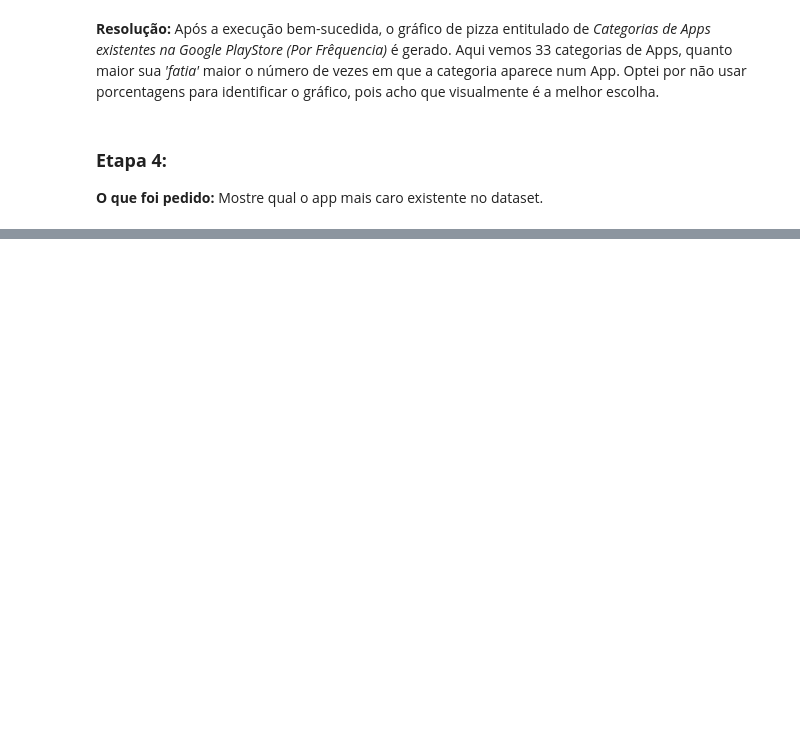
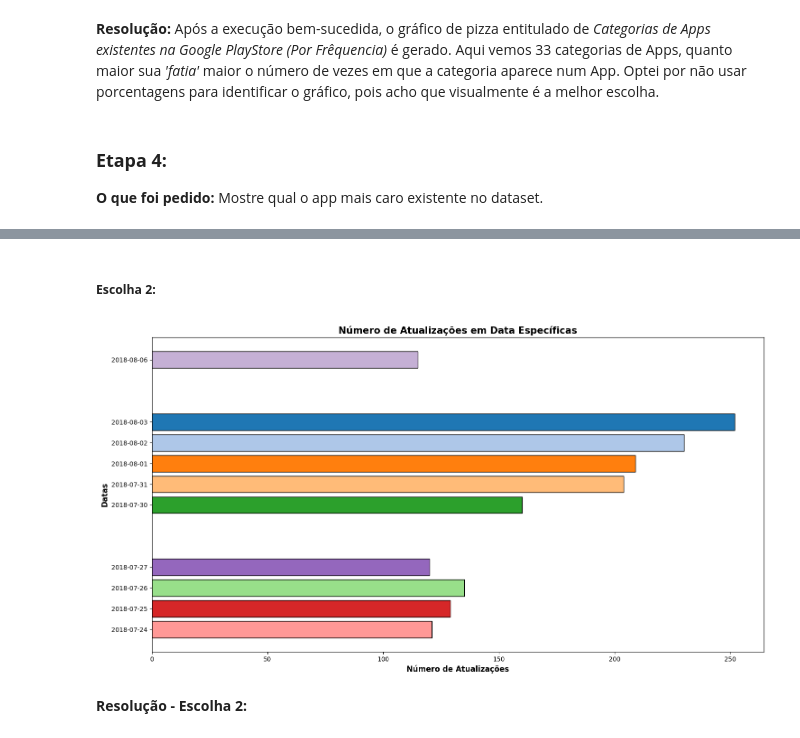
Before and after one commit to PedroIsse/Programa-De-Bolsas-Compass, a Jupyter notebook: Sprint3/Desafio/Desafio.IPYNB, the cells around one changed output, grey strips where cells are left out. Cells and saved outputs as stored; diff of their text form; code cells hidden in the pictures; blank space fills up the shorter version.

```diff
--- a/Sprint3/Desafio/Desafio.IPYNB
+++ b/Sprint3/Desafio/Desafio.IPYNB
@@ -102,0 +160,19 @@ plt.show()
+# %%
+import pandas as pd
+
+# Lê o arquivo googleplaystoreAtt.csv e armazena na variável dataset.
+dataset = pd.read_csv('googleplaystoreAtt.csv')
+
+quantidade = 0
+
+# Um loop que verifica quantas vezes a string 'Mature 17+' aparece na coluna Content Rating, cada vez que aparece é somado 1 na variável quantidade.
+for registros in dataset['Content Rating']:
+    if registros == 'Mature 17+':
+        quantidade += 1
+
+# Mostra o resultado final no console
+print(f'Existem {quantidade} apps que tem como classificação indicativa de Mature 17+.')
+
+# Outra opção para a verifação do resultado é a criação de um arquivo .txt com o resultado.
+with open('AppsClassificados.txt', 'w') as saida:
+    saida.write(f'Existem {quantidade} apps que tem como classificação indicativa de Mature 17+.')
@@ -102,0 +413,61 @@ plt.show()
+# %% [markdown]
+##### **Escolha 2:**
+# %%
+import pandas as pd
+import matplotlib.pyplot as plt
+# Utilizo a biblioteca seaborn para criar um paleta de cores que atenda o meu gráfico.
+import seaborn as sns
+
+# Lê o arquivo googlepalystoreAtt.csv e armazena na variável dataset.
+dataset = pd.read_csv('googleplaystoreAtt.csv')
+
+# Garante que as aspas duplas serão subtituidas por espaços vazios nos conteúdos armazenados na coluna Last Updated e
+# serão convertidos para o tipo DateTime.
+dataset['Last Updated'] = pd.to_datetime(dataset['Last Updated'].replace('"', '', regex=True), errors='coerce')
+
+# Passo por todos os valores da coluna Last Updated, caso a data já esteja no dicionário como uma key, é adcionado 1 ao value da key,
+# caso não, a data é adicionada como um key de value 1.
+qtdAtualizacoesPorData = {}
+for registros in dataset['Last Updated']:
+    if registros in qtdAtualizacoesPorData.keys():
+        qtdAtualizacoesPorData[registros] += 1
+    else:
+        qtdAtualizacoesPorData[registros] = 1
+
+# Ordeno o dicionário apartir de uma lógica definida, utilizando o segundo elemento de cada item (número de atualizações).
+# A função sorted é usada para realizar a ordenação, e o parâmetro key define que o critério será o segundo valor (índice 1) de cada tupla.
+# O argumento reverse=True indica que a ordenação decrescente.
+qtdAtualizacoesPorData = dict(sorted(qtdAtualizacoesPorData.items(), key=lambda item: item[1], reverse=True))
+
+# Crio uma variável que recebe as 10 primeiras datas com mais atualizações, para isso transformo o dicionário
+# qtdAtualizacoesPorData em uma lista que só retorna os 10 primeiros items e depois transformo novamente em um dicionário.
+qtdAtualizacoesPorDataSlice = dict(list(qtdAtualizacoesPorData.items())[:10])
+
+# Cria uma paleta de cores com base no número de dados.
+num_cores = len(qtdAtualizacoesPorDataSlice)
+cores = sns.color_palette('tab20', num_cores)
+
+# Defino a área do gráfico com 20x15.
+plt.figure(figsize=(15, 8))
+
+# Defino o título do gráfico, o tamanho de sua fonte 15 em negrito.
+plt.title('Número de Atualizações em Data Específicas', fontsize=15, fontweight='bold')
+
+# Crio um gráfico de barras horizontais com os valores do eixo Y sendo as 10 datas com mais atualizações, o eixo X com o número de atualizações.
+# Defino o tamanho da barra com 0.8 de altura, as cores das barras com a paleta, criada anteriormente e deixando as bordas das barras pretas.
+plt.barh(list(qtdAtualizacoesPorDataSlice.keys()), width=list(qtdAtualizacoesPorDataSlice.values()), height=0.8, color=cores, edgecolor='black')
+
+# Defino os labels dos eixos X (Número de Atualizações) e Y (Datas) , com tamanho da fonte 12 em negrito.
+plt.xlabel('Número de Atualizações', fontsize=12, fontweight='bold')
+plt.ylabel('Datas', fontsize=12, fontweight='bold')
+
+# Formata as datas no eixo Y para que só mostre o conteúdo útil (10 datas com mais atualizações).
+plt.yticks(list(qtdAtualizacoesPorDataSlice.keys()), [date.strftime('%Y-%m-%d') for date in list(qtdAtualizacoesPorDataSlice.keys())])
+
+# Ajusto o gráfico para que ele use a área disponível de forma mais eficiente e faço sua exibição em sequência.
+plt.tight_layout()
+plt.show()
+# %% [output]
+[figure, added]
+# %% [markdown]
+**Resolução - Escolha 2:**
```
Also changed, not shown: parts of 23 cells of this notebook, 15 other files.
